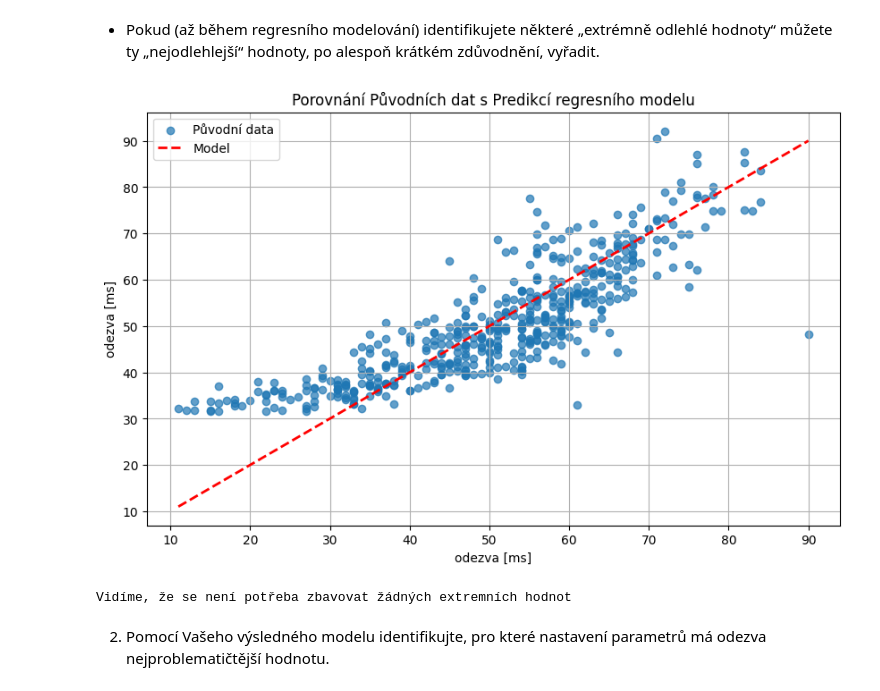
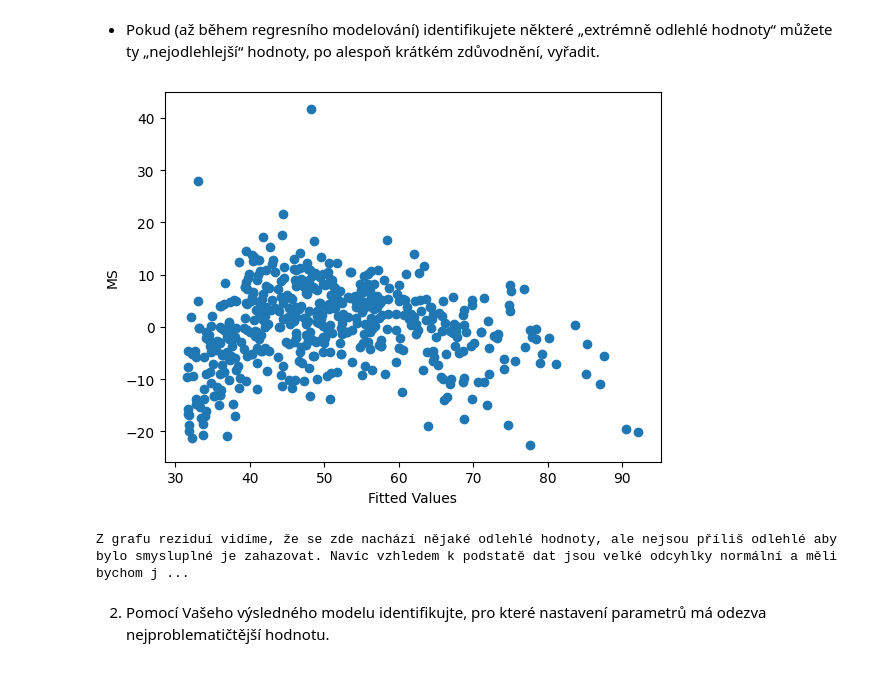
Before and after one commit to jakubKuznik/MSP-2-project, a Jupyter notebook: Kuzník_MSP_2-projekt.ipynb, the cells around one changed output. Saved outputs shown, nothing was run; the diff lists cells and outputs as text; code cells hidden in the pictures.

```diff
--- a/Kuzník_MSP_2-projekt.ipynb
+++ b/Kuzník_MSP_2-projekt.ipynb
@@ -519,28 +517,17 @@ zdůvodnění, vyřadit.
 # %%
 # Predikce regresního modelu
 df_2['Predicted_Ping'] = res_2.predict(df_2)
 
-# Vytvoření grafu
-plt.figure(figsize=(10, 6))
-
-# Původní data
-plt.scatter(df_2['Ping [ms]'], df_2['Predicted_Ping'], label='Původní data', alpha=0.7)
-
-plt.plot([df_2['Ping [ms]'].min(), df_2['Ping [ms]'].max()],
-         [df_2['Ping [ms]'].min(), df_2['Ping [ms]'].max()], color='red', linestyle='--', linewidth=2, label='Model')
-
-plt.title('Porovnání Původních dat s Predikcí regresního modelu')
-plt.xlabel('odezva [ms]')
-plt.ylabel('odezva [ms]')
-plt.legend()
-plt.grid(True)
-
+rezidua = res_2.resid
+plt.scatter(res_2.fittedvalues, rezidua)
+plt.xlabel('Fitted Values')
+plt.ylabel('MS')
 plt.show()
 
-print("Vidíme, že se není potřeba zbavovat žádných extremních hodnot")
+print("Z grafu reziduí vidíme, že se zde nachází nějaké odlehlé hodnoty, ale nejsou příliš odlehlé aby bylo smysluplné je zahazovat. Navíc vzhledem k podstatě dat jsou velké odcyhlky normální a měli bychom je zohlednit.")
 # %% [output]
-[figure, old version]
+[figure, new version]
-Vidíme, že se není potřeba zbavovat žádných extremních hodnot
+Z grafu reziduí vidíme, že se zde nachází nějaké odlehlé hodnoty, ale nejsou příliš odlehlé aby bylo smysluplné je zahazovat. Navíc vzhledem k podstatě dat jsou velké odcyhlky normální a měli bychom j ...
 # %% [markdown]
 2) Pomocí Vašeho výsledného modelu identifikujte, pro které nastavení parametrů má
 odezva nejproblematičtější hodnotu.
```
Also changed, not shown: parts of 3 cells of this notebook.
